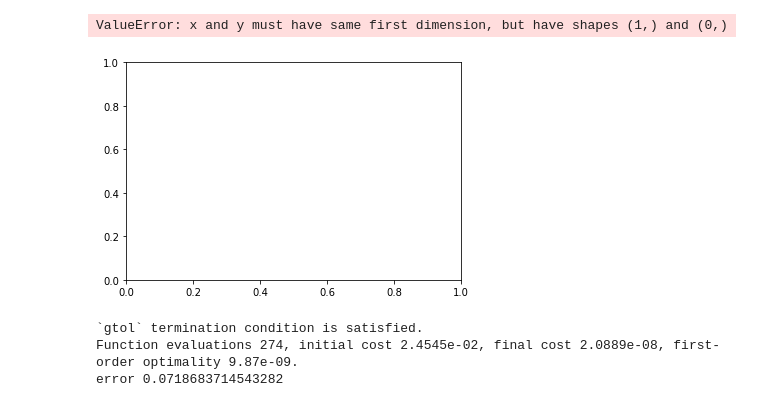
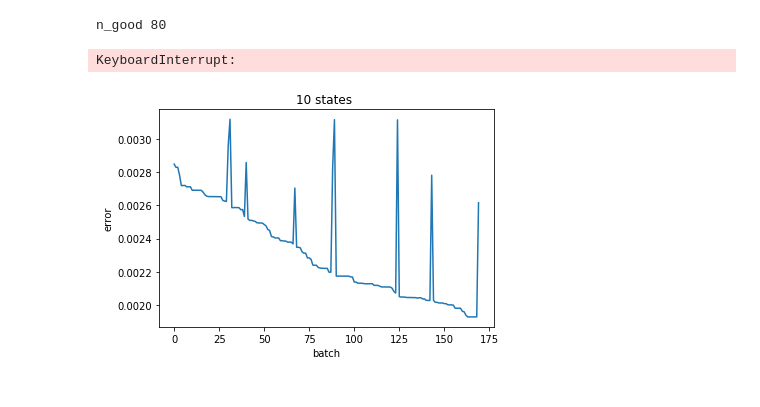
Before and after one commit to aleeeexxx/KME, a Jupyter notebook: MODIL.ipynb, the cells around one changed output. Drawn from its saved outputs; the diff is of its cells as text; code cells hidden in the pictures.

Commit message:
evaluate error with dropping out outlier

```diff
--- a/MODIL.ipynb
+++ b/MODIL.ipynb
@@ -155,8 +122,7 @@ def get_error(p_hat,Frobenius_gt):
     return error
 # %%
 # num of states
-n = 5
-
+n = 10
 traj, p_gt = get_gt(n_traj=1000,n_state=n,len=3000)
 print("p_gt",p_gt)
 Frobenius_gt = np.linalg.norm(p_gt)
@@ -172,16 +155,10 @@ Frobenius_gt 1.2221996166142501
 # %%
-# k_list = np.linspace(50, 200, 5, dtype=int,endpoint=True)
-k_list = [5,50,100,150,200,250,300]
-# k_list = [50,50,50,50,50,50,50,50,50,50,50,50]
-
-error_list = []
-good_p_k = np.zeros([1,n,n])
-for k in k_list:
+ for k in k_list:
     p_k = get_p_k(n_traj=k,n_state=n,good_p_k=good_p_k)
-    print(p_k)
+#     print(p_k)
     alpha = get_alpha(p_bar,p_k)
 #     good_alpha = np.alpha(alpha > 0.03)
-#     good_p_k = p_k[alpha > 0.03]
+    good_p_k = p_k[alpha > 0.001]
 #     print("good_p_k",good_p_k)
     p_hat = get_p_hat(alpha,p_k)
     error = get_error(p_hat,Frobenius_gt)
@@ -299,19 +207,43 @@ n_good 1
+# %%
+while error > 0.1:
+    p_k = get_p_k(n_traj=200,n_state=n,good_p_k=good_p_k)
+#     print(p_k)
+    alpha = get_alpha(p_bar,p_k)
+#     good_alpha = np.alpha(alpha > 0.03)
+    good_p_k = p_k[alpha > 0.000001]
+#     print("good_p_k",good_p_k)
+    p_hat = get_p_hat(alpha,p_k)
+    error = get_error(p_hat,Frobenius_gt)
+    print("error",error)
+    error_list.append(error)
+
+    # sort and print alpha
+#     sorted_alpha = np.sort(alpha)[::-1]
+#     plt.plot(sorted_alpha)
+#     plt.ylabel("alpha")
+#     plt.title("K = %i " % k)
+#     plt.show()
+# %% [output]
+n_good 80
+KeyboardInterrupt:
+# %%
+norm_error_list = []
+for a in error_list:
+    a = a/100
+    norm_error_list.append(a)
 # %%
-plt.plot(k_list,error_list)
-plt.xlabel("K")
+# plt.plot(k_list,error_list)
+
+plt.plot(norm_error_list)
+plt.xlabel("batch")
 plt.ylabel("error")
 plt.title("%i states " % n)
 plt.show()
 # %% [output]
-ValueError: x and y must have same first dimension, but have shapes (1,) and (0,)
-[figure, old version]
+[figure, new version]
 # %%
 p_k = get_p_k(n_traj=800,n_state=n)
 alpha = get_alpha(p_bar,p_k)
 p_hat = get_p_hat(alpha,p_k)
 error = get_error(p_hat,Frobenius_gt)
 print("error",error)
-# %% [output]
-`gtol` termination condition is satisfied.
-Function evaluations 274, initial cost 2.4545e-02, final cost 2.0889e-08, first-order optimality 9.87e-09.
-error 0.0718683714543282
```
Also changed, not shown: parts of 12 cells of this notebook.
